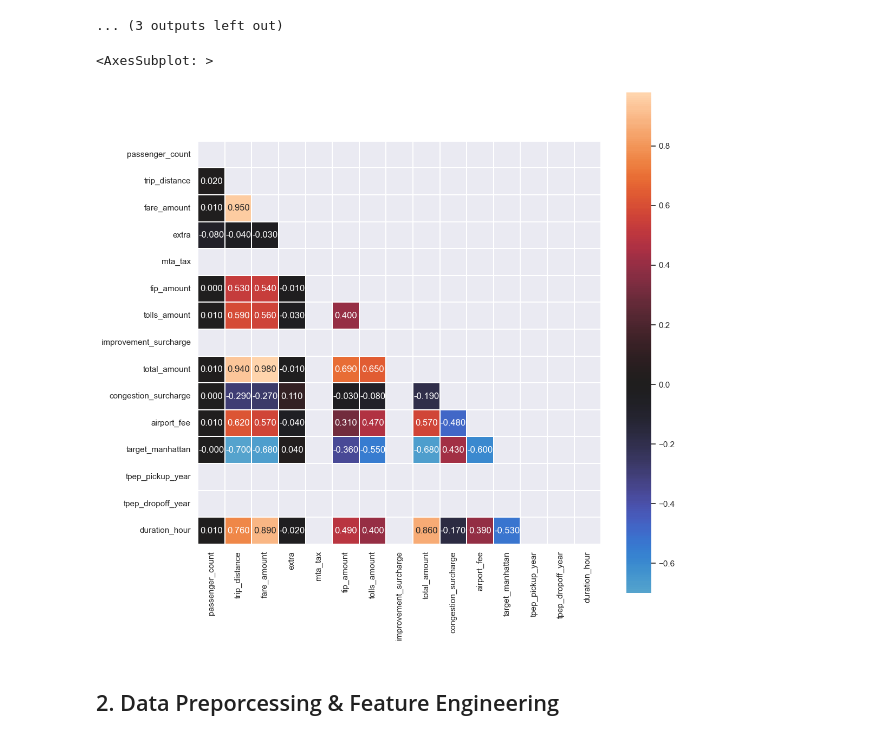
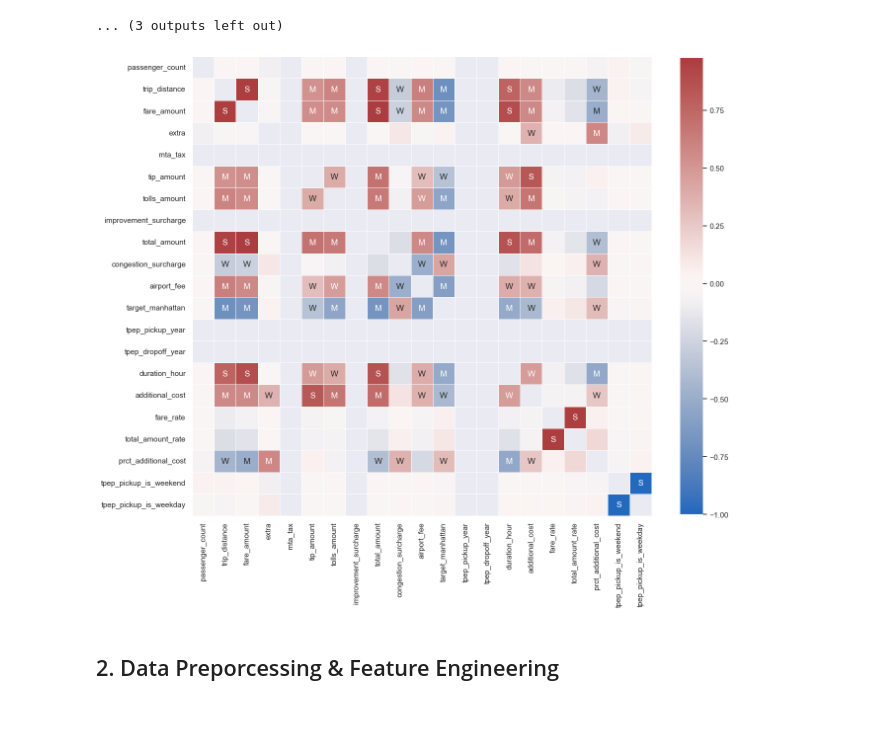
Before and after one commit to IchfanKurniawan/tlds-project, a Jupyter notebook: code/tlds-project.ipynb, the cells around one changed output. Drawn from its saved outputs; the diff is of its cells as text; code cells hidden in the pictures.

```diff
--- a/code/tlds-project.ipynb
+++ b/code/tlds-project.ipynb
@@ -830,16 +879,3 @@ for col in outlier_cols:
 [figure]
 [figure]
 ... (3 outputs left out)
-# %%
-# correlation visz
-matrix = df.corr().round(2)
-
-mask = np.zeros_like(matrix)
-mask[np.triu_indices_from(mask)] = True
-
-fig, ax = plt.subplots(figsize = (12,12))
-sns.heatmap (matrix, center=0, fmt=".3f", square=True,
-annot=True, linewidth=.3, mask=mask)
-# %% [output]
-<AxesSubplot: >
-[figure, removed]
@@ -849,2 +882,21 @@ df.to_parquet('..\dataset\\df_cleaned')
+# %%
+# Computes feature correlation
+df_corr = df.corr(method="pearson")
+
+# Create labels for the correlation matrix
+labels = np.where(np.abs(df_corr)>0.75, "S",
+                  np.where(np.abs(df_corr)>0.5, "M",
+                           np.where(np.abs(df_corr)>0.25, "W", "")))
+
+# Plot correlation matrix
+plt.figure(figsize=(15, 15))
+sns.heatmap(df_corr, mask=np.eye(len(df_corr)), square=True,
+            center=0, annot=labels, fmt='', linewidths=.5,
+            cmap="vlag", cbar_kws={"shrink": 0.8});
+
+# Note:
+    ## some multicollinearity found
+# %% [output]
+[figure, added]
 # %% [markdown]
 ## <span id=2> 2. Data Preporcessing & Feature Engineering</span>
```
Also changed, not shown: parts of 18 cells of this notebook.
